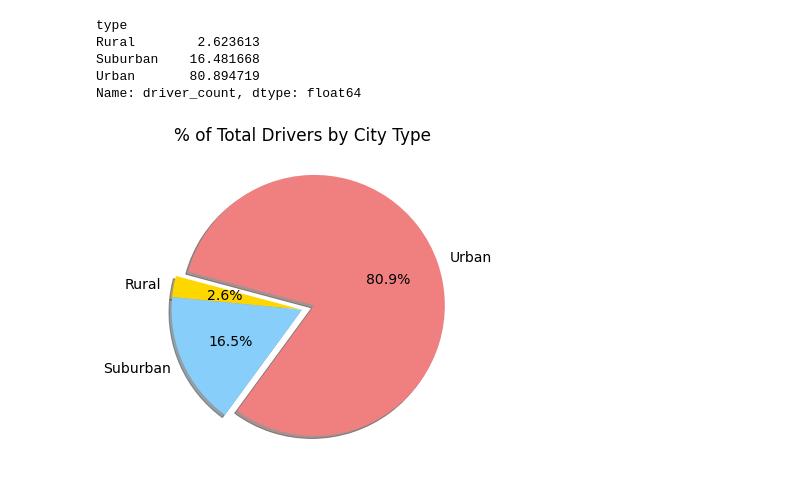
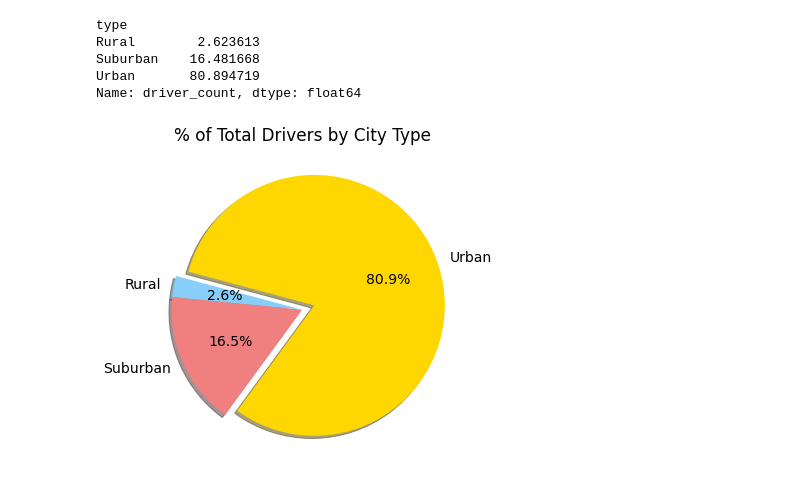
Before and after one commit to SringayKeno/Pyber_Analysis, a Jupyter notebook: Pyber.ipynb, the cells around one changed output. Cells and saved outputs as stored; diff of their text form; code cells hidden in the pictures.

```diff
--- a/Pyber.ipynb
+++ b/Pyber.ipynb
@@ -1119,18 +1119,18 @@ Name: driver_count, dtype: float64
 # %%
 # Build percentage of rides by city type pie chart.
 plt.subplots(figsize=(10, 6))
 plt.pie(driver_percents,
     labels=["Rural", "Suburban", "Urban"],
-    colors=["gold", "lightskyblue", "lightcoral"],
+    colors=["lightskyblue","lightcoral", "gold"],
     explode=[0, 0, 0.1],
     autopct='%1.1f%%',
     shadow=True, startangle=165)
 plt.title("% of Total Drivers by City Type")
 # Change the default font size from 10 to 14.
 mpl.rcParams['font.size'] = 14
 # Save Figure
 plt.savefig("analysis/Fig7.png")
 # Show Figure
 plt.show()
 # %% [output]
-[figure, old version]
+[figure, new version]
```
Also changed, not shown: parts of 2 cells of this notebook, 3 other files.
